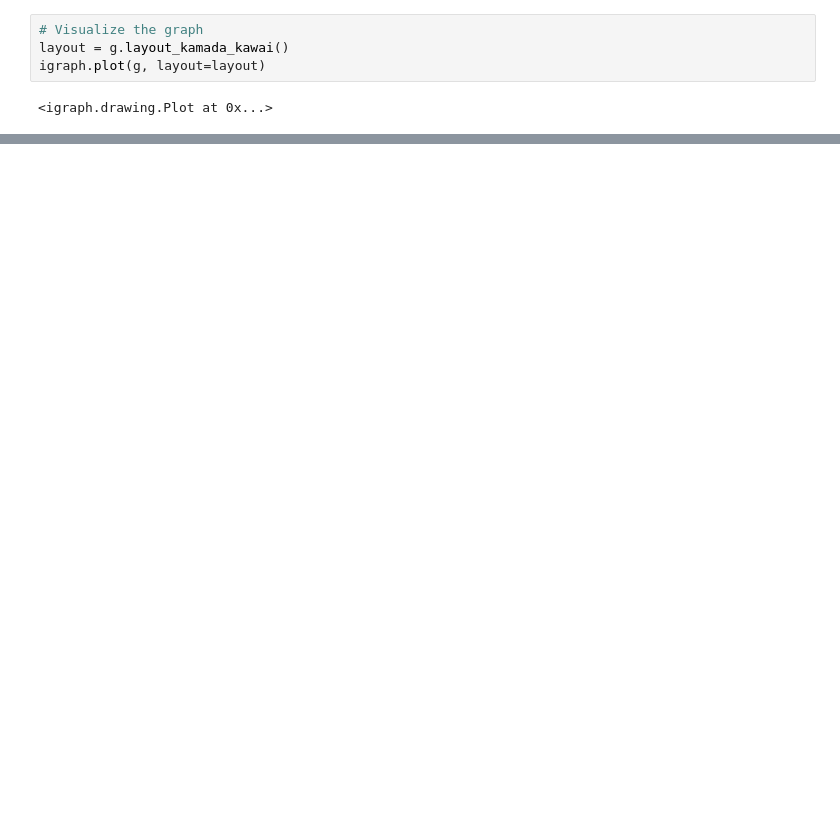
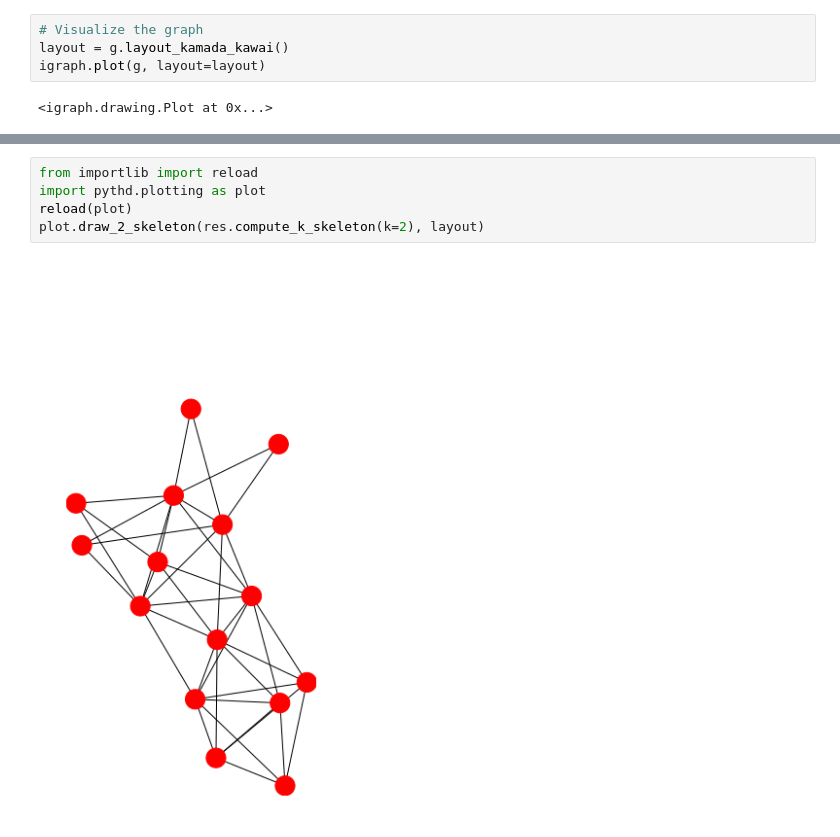
Before and after one commit to wsu-wacs/pythd, a Jupyter notebook: notebooks/MAPPER Circle.ipynb, the cells around one changed output, grey strips where cells are left out. Saved outputs shown, nothing was run; the diff lists cells and outputs as text; blank space fills up the shorter version.

```diff
--- a/notebooks/MAPPER Circle.ipynb
+++ b/notebooks/MAPPER Circle.ipynb
@@ -61,0 +72,7 @@ nx.draw(g)
+# %%
+from importlib import reload
+import pythd.plotting as plot
+reload(plot)
+plot.draw_2_skeleton(res.compute_k_skeleton(k=2), layout)
+# %% [output]
+[figure, added]
```
Also changed, not shown: parts of 5 cells of this notebook, 1 other file.
